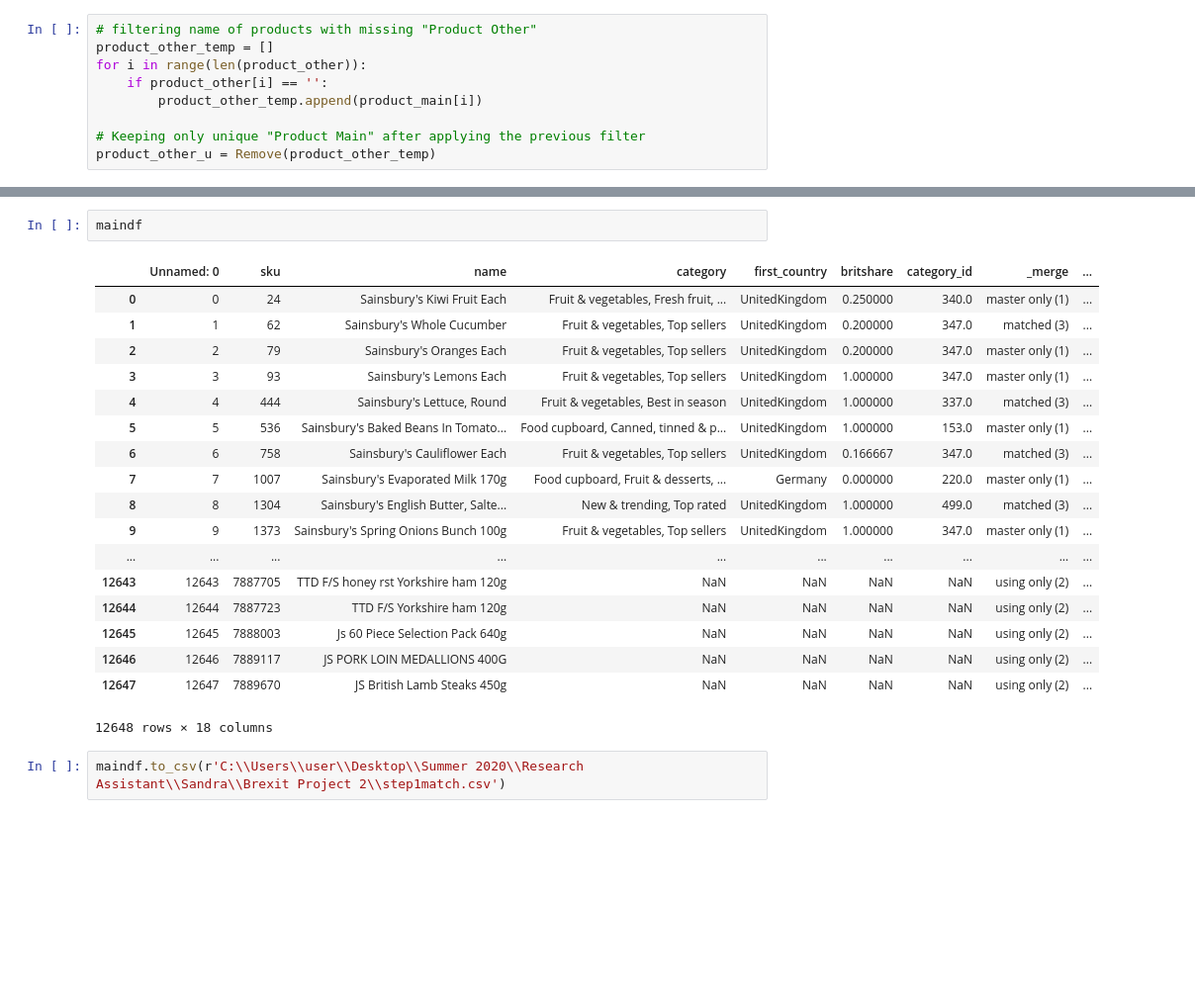
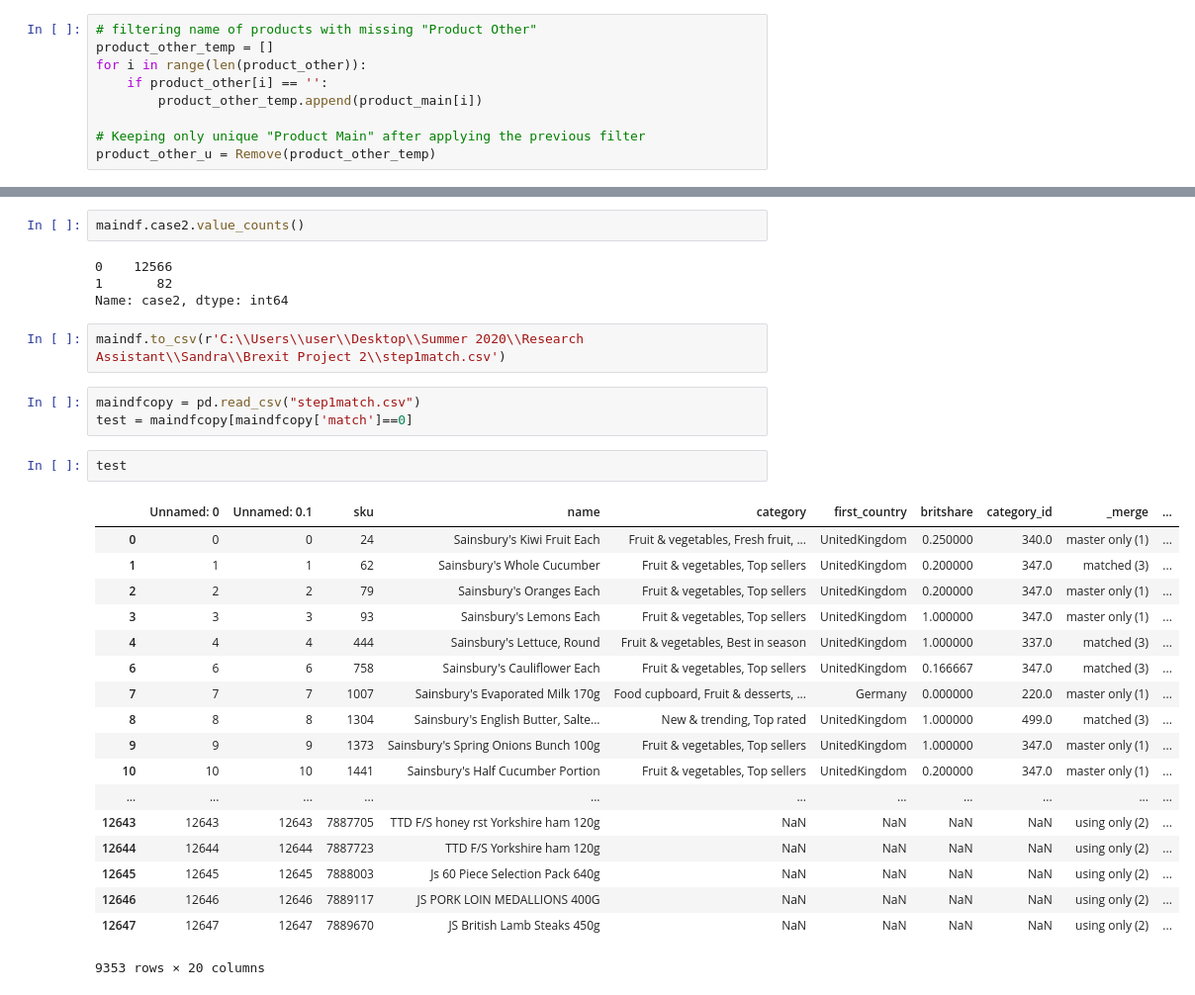
Before and after one commit to naeemtal/brexitproject, a Jupyter notebook: products_database.ipynb, the cells around one changed output, grey strips where cells are left out. Shown at 99% size. Cells and saved outputs as stored; diff of their text form; blank space fills up the shorter version.

```diff
--- a/products_database.ipynb
+++ b/products_database.ipynb
@@ -328,24 +371,33 @@ maindf.match.value_counts()
 Name: match, dtype: int64
 # %%
-maindf
+maindf.case2.value_counts()
 # %% [output]
-|  | Unnamed: 0 | sku | name | category | first_country | britshare | category_id | _merge | ... |
-| 0 | 0 | 24 | Sainsbury's Kiwi Fruit Each | Fruit & vegetables, Fresh fruit, ... | UnitedKingdom | 0.250000 | 340.0 | master only (1) | ... |
-| 1 | 1 | 62 | Sainsbury's Whole Cucumber | Fruit & vegetables, Top sellers | UnitedKingdom | 0.200000 | 347.0 | matched (3) | ... |
-| 2 | 2 | 79 | Sainsbury's Oranges Each | Fruit & vegetables, Top sellers | UnitedKingdom | 0.200000 | 347.0 | master only (1) | ... |
-| 3 | 3 | 93 | Sainsbury's Lemons Each | Fruit & vegetables, Top sellers | UnitedKingdom | 1.000000 | 347.0 | master only (1) | ... |
-| 4 | 4 | 444 | Sainsbury's Lettuce, Round | Fruit & vegetables, Best in season | UnitedKingdom | 1.000000 | 337.0 | matched (3) | ... |
-| 5 | 5 | 536 | Sainsbury's Baked Beans In Tomato... | Food cupboard, Canned, tinned & p... | UnitedKingdom | 1.000000 | 153.0 | master only (1) | ... |
-| 6 | 6 | 758 | Sainsbury's Cauliflower Each | Fruit & vegetables, Top sellers | UnitedKingdom | 0.166667 | 347.0 | matched (3) | ... |
-| 7 | 7 | 1007 | Sainsbury's Evaporated Milk 170g | Food cupboard, Fruit & desserts, ... | Germany | 0.000000 | 220.0 | master only (1) | ... |
-| 8 | 8 | 1304 | Sainsbury's English Butter, Salte... | New & trending, Top rated | UnitedKingdom | 1.000000 | 499.0 | matched (3) | ... |
-| 9 | 9 | 1373 | Sainsbury's Spring Onions Bunch 100g | Fruit & vegetables, Top sellers | UnitedKingdom | 1.000000 | 347.0 | master only (1) | ... |
-| ... | ... | ... | ... | ... | ... | ... | ... | ... | ... |
-| 12643 | 12643 | 7887705 | TTD F/S honey rst Yorkshire ham 120g | NaN | NaN | NaN | NaN | using only (2) | ... |
-| 12644 | 12644 | 7887723 | TTD F/S Yorkshire ham 120g | NaN | NaN | NaN | NaN | using only (2) | ... |
-| 12645 | 12645 | 7888003 | Js 60 Piece Selection Pack 640g | NaN | NaN | NaN | NaN | using only (2) | ... |
-| 12646 | 12646 | 7889117 | JS PORK LOIN MEDALLIONS 400G | NaN | NaN | NaN | NaN | using only (2) | ... |
-| 12647 | 12647 | 7889670 | JS British Lamb Steaks 450g | NaN | NaN | NaN | NaN | using only (2) | ... |
-12648 rows × 18 columns
+0    12566
+1       82
+Name: case2, dtype: int64
 # %%
 maindf.to_csv(r'C:\\Users\\user\\Desktop\\Summer 2020\\Research Assistant\\Sandra\\Brexit Project 2\\step1match.csv')
+# %%
+maindfcopy = pd.read_csv("step1match.csv")
+test = maindfcopy[maindfcopy['match']==0]
+# %%
+test
+# %% [output]
+|  | Unnamed: 0 | Unnamed: 0.1 | sku | name | category | first_country | britshare | category_id | _merge | ... |
+| 0 | 0 | 0 | 24 | Sainsbury's Kiwi Fruit Each | Fruit & vegetables, Fresh fruit, ... | UnitedKingdom | 0.250000 | 340.0 | master only (1) | ... |
+| 1 | 1 | 1 | 62 | Sainsbury's Whole Cucumber | Fruit & vegetables, Top sellers | UnitedKingdom | 0.200000 | 347.0 | matched (3) | ... |
+| 2 | 2 | 2 | 79 | Sainsbury's Oranges Each | Fruit & vegetables, Top sellers | UnitedKingdom | 0.200000 | 347.0 | master only (1) | ... |
+| 3 | 3 | 3 | 93 | Sainsbury's Lemons Each | Fruit & vegetables, Top sellers | UnitedKingdom | 1.000000 | 347.0 | master only (1) | ... |
+| 4 | 4 | 4 | 444 | Sainsbury's Lettuce, Round | Fruit & vegetables, Best in season | UnitedKingdom | 1.000000 | 337.0 | matched (3) | ... |
+| 6 | 6 | 6 | 758 | Sainsbury's Cauliflower Each | Fruit & vegetables, Top sellers | UnitedKingdom | 0.166667 | 347.0 | matched (3) | ... |
+| 7 | 7 | 7 | 1007 | Sainsbury's Evaporated Milk 170g | Food cupboard, Fruit & desserts, ... | Germany | 0.000000 | 220.0 | master only (1) | ... |
+| 8 | 8 | 8 | 1304 | Sainsbury's English Butter, Salte... | New & trending, Top rated | UnitedKingdom | 1.000000 | 499.0 | matched (3) | ... |
+| 9 | 9 | 9 | 1373 | Sainsbury's Spring Onions Bunch 100g | Fruit & vegetables, Top sellers | UnitedKingdom | 1.000000 | 347.0 | master only (1) | ... |
+| 10 | 10 | 10 | 1441 | Sainsbury's Half Cucumber Portion | Fruit & vegetables, Top sellers | UnitedKingdom | 0.200000 | 347.0 | master only (1) | ... |
+| ... | ... | ... | ... | ... | ... | ... | ... | ... | ... | ... |
+| 12643 | 12643 | 12643 | 7887705 | TTD F/S honey rst Yorkshire ham 120g | NaN | NaN | NaN | NaN | using only (2) | ... |
+| 12644 | 12644 | 12644 | 7887723 | TTD F/S Yorkshire ham 120g | NaN | NaN | NaN | NaN | using only (2) | ... |
+| 12645 | 12645 | 12645 | 7888003 | Js 60 Piece Selection Pack 640g | NaN | NaN | NaN | NaN | using only (2) | ... |
+| 12646 | 12646 | 12646 | 7889117 | JS PORK LOIN MEDALLIONS 400G | NaN | NaN | NaN | NaN | using only (2) | ... |
+| 12647 | 12647 | 12647 | 7889670 | JS British Lamb Steaks 450g | NaN | NaN | NaN | NaN | using only (2) | ... |
+9353 rows × 20 columns
```
Also changed, not shown: parts of 9 cells of this notebook.
